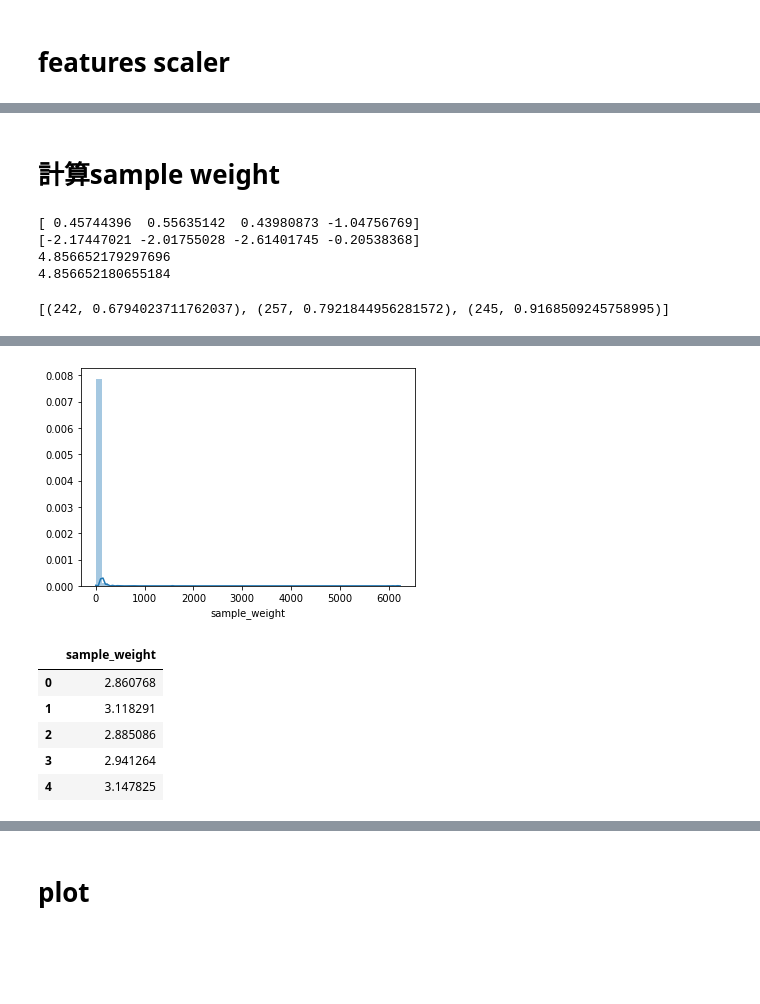
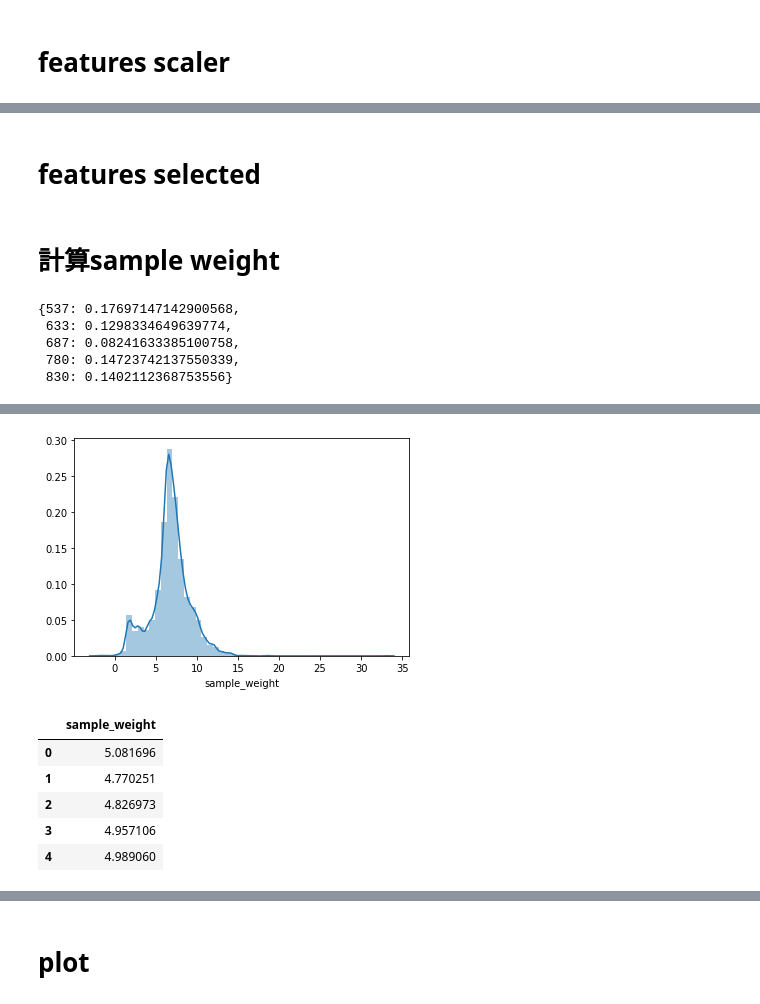
Before and after one commit to skywalker0803r/works, a Jupyter notebook: 輕油案子_sample_weight_C5IP.ipynb, the cells around one changed output, grey strips where cells are left out. Saved outputs shown, nothing was run; the diff lists cells and outputs as text; code cells hidden in the pictures; blank space fills up the shorter version.

```diff
--- a/輕油案子_sample_weight_C5IP.ipynb
+++ b/輕油案子_sample_weight_C5IP.ipynb
@@ -86,0 +70,2 @@ y_corrs
+# %% [markdown]
+# features selected
@@ -88,63 +75,56 @@ y_corrs
 # 計算sample weight
 # %%
 import numpy as np
-#step1 def a function can count each data's distance
+#計算兩個資料點的距離
 def count_distance(x1,x2):
   return sum((np.array(x1) - np.array(x2))**2)**(0.5)
-#測試功能是否正常
-print(train.loc[0,features].values)
-print(test_50.loc[0,features].values)
-print(count_distance(train.loc[0,features],test_50.loc[0,features]))
-print(count_distance([ 0.45744396,  0.55635142,  0.43980873, -1.04756769],[-2.17447021, -2.01755028, -2.61401745, -0.20538368]))
-
-#根據value排序回傳index
+#字典根據values排序
 def sort_by_value(dict1):
   return sorted(dict1.items(), key=lambda d: d[1],reverse=False)
-
-#測試
-sort_by_value({'A':2,'B':1,'C':3})
-
-#找到距離最短的資料index
+#給定一個x1找到在x2s上與其距離最短的資料
 def find_min_distance_data(x1,x2s):
+  x1 = np.array(x1)
+  x2s = np.array(x2s)
   d = {}
   for ind,x2 in enumerate(x2s):
     d[ind] = count_distance(x1,x2)
   return sort_by_value(d)
-# %% [output]
-[ 0.45744396  0.55635142  0.43980873 -1.04756769]
-[-2.17447021 -2.01755028 -2.61401745 -0.20538368]
-4.856652179297696
-4.856652180655184
-# %%
-#計算距離和sample_weight,利用test_50地一筆資料計算與train4721資料彼此的距離
-row = 0
-n = 3
-distance_map = dict(find_min_distance_data(test_50.loc[row,features+[y_name]].values,train.loc[:,features+[y_name]].values))
-t = [ i for i in distance_map.items()]
-t = t[:n]
-print(t)
-# %% [output]
-[(242, 0.6794023711762037), (257, 0.7921844956281572), (245, 0.9168509245758995)]
+# %%
+#測試
+x1 = test_50.loc[0,features+[y_name]]
+x2s = train.loc[:,features+[y_name]]
+#看前五個
+res = find_min_distance_data(x1,x2s)[:5]
+distance_map = dict(res)
+distance_map
+# %% [output]
+{537: 0.17697147142900568,
+ 633: 0.1298334649639774,
+ 687: 0.08241633385100758,
+ 780: 0.14723742137550339,
+ 830: 0.1402112368753556}
 # %%
 from tqdm import tqdm_notebook as tqdm
 import seaborn as sns
+from math import log
 import matplotlib.pyplot as plt
-#樣本權重初始化為1
-train['sample_weight'] = 1
+#樣本權重初始化為0.1
+train['sample_weight'] = 0.1
 #考慮鄰居數
 n = 3
 #對test50遍歷,計算與train sample的距離
 for row in tqdm(test_50.index):
-  distance_map = dict(find_min_distance_data(test_50.loc[row,features+[y_name]].values,train.loc[:,features+[y_name]].values))
-  train['sample_weight'] = train['sample_weight'] + (1/train.index.map(distance_map))**3
+  distance_map = dict(find_min_distance_data(test_50.loc[row,features+[y_name]],train.loc[:,features+[y_name]]))
+  train['sample_weight'] += (1/train.index.map(distance_map))**3
+train['sample_weight'] = train['sample_weight'].apply(log)
 sns.distplot(train['sample_weight']);plt.show()
 train[['sample_weight']].head(5)
 # %% [output]
 [interactive output not drawn]
-[figure, old version]
+[figure, new version]
 |  | sample_weight |
-| 0 | 2.860768 |
-| 1 | 3.118291 |
-| 2 | 2.885086 |
-| 3 | 2.941264 |
-| 4 | 3.147825 |
+| 0 | 5.081696 |
+| 1 | 4.770251 |
+| 2 | 4.826973 |
+| 3 | 4.957106 |
+| 4 | 4.989060 |
```
Also changed, not shown: parts of 44 cells of this notebook.
